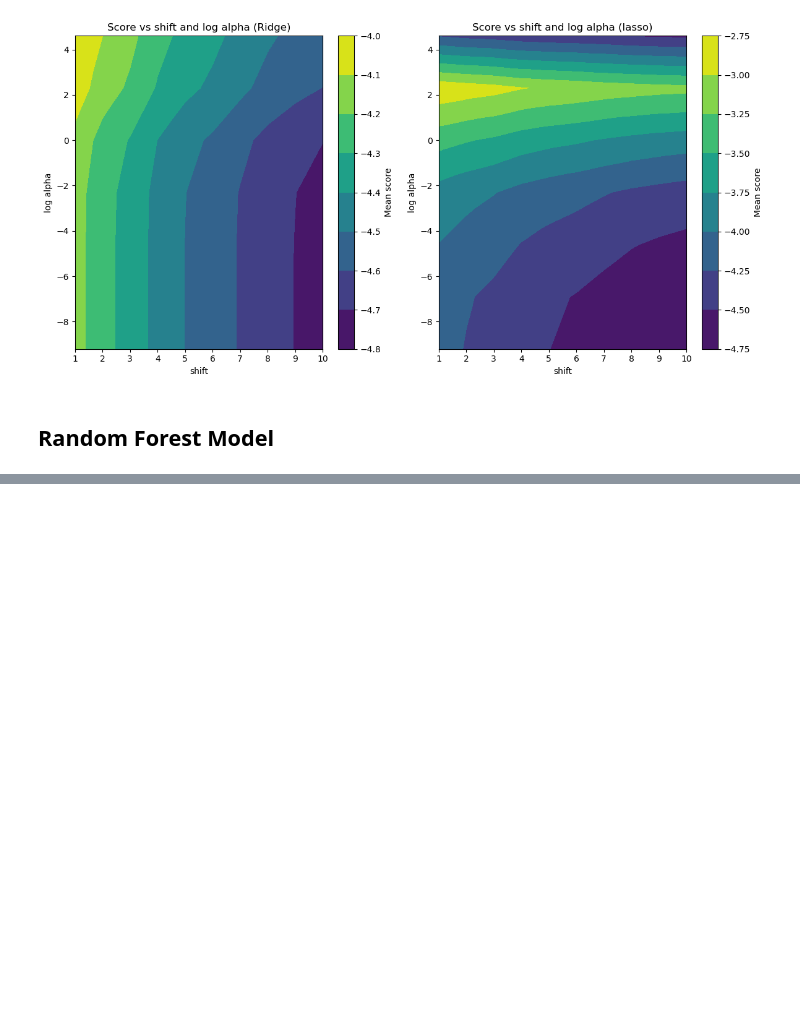
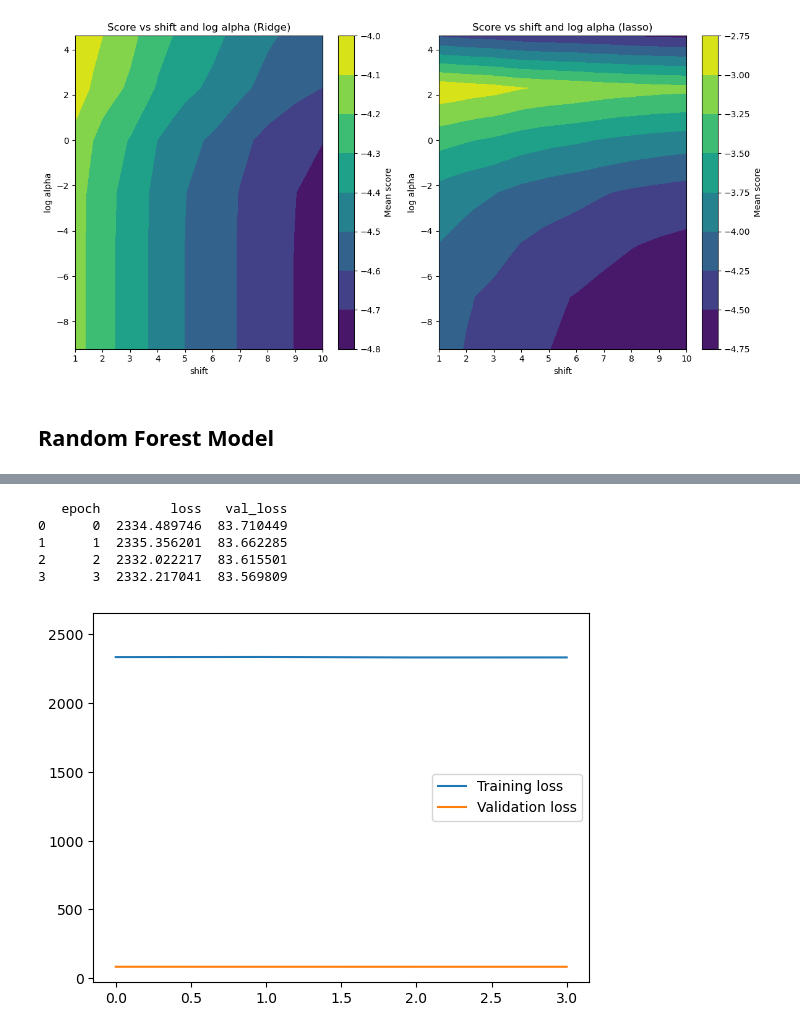
Before and after one commit to winfredkong/covid-models, a Jupyter notebook: explore.ipynb, the cells around one changed output, grey strips where cells are left out. Cells and saved outputs as stored; diff of their text form; code cells hidden in the pictures; blank space fills up the shorter version.

```diff
--- a/explore.ipynb
+++ b/explore.ipynb
@@ -601,0 +621,12 @@ plt.show()
+# %%
+from sklearn.preprocessing import MinMaxScaler
+
+# Fit the scaler to train/val set
+x_train = train_df.drop(columns=response_variables+['iso_code', 'date'])
+y_train = train_df[response_variables]
+
+# By default scales to [0,1]
+x_scaler = MinMaxScaler()
+x_train_scaled = x_scaler.fit(x_train)
+y_scaler = MinMaxScaler()
+y_train_scaled = y_scaler.fit(y_train)
@@ -601,0 +743,22 @@ plt.show()
+# %%
+shift = 2
+# Test function above
+test_model = models.Sequential([
+    layers.Input(shape=(12+5*shift,)),
+    layers.Dense(1, activation='relu'),
+    layers.Dropout(0.1),
+    layers.Dense(1, activation='relu'),
+    layers.Dropout(0.1),
+    layers.Dense(1, activation='relu'),
+    layers.Dense(1, activation='sigmoid')
+], name='test_model')
+test_model = train_nn(test_model, train_df, shift=shift, epochs=4,
+            chkpt_path='output/nn/test_model/backup_chkpt', best_path='output/nn/test_model/best_chkpt.keras', log_path='output/nn/test_model/test_log.csv',
+            patience=3, lr=0.0001, img_path=None)
+# %% [output]
+   epoch         loss   val_loss
+0      0  2334.489746  83.710449
+1      1  2335.356201  83.662285
+2      2  2332.022217  83.615501
+3      3  2332.217041  83.569809
+[figure, added]
```
Also changed, not shown: parts of 10 cells of this notebook, 5 other files.
